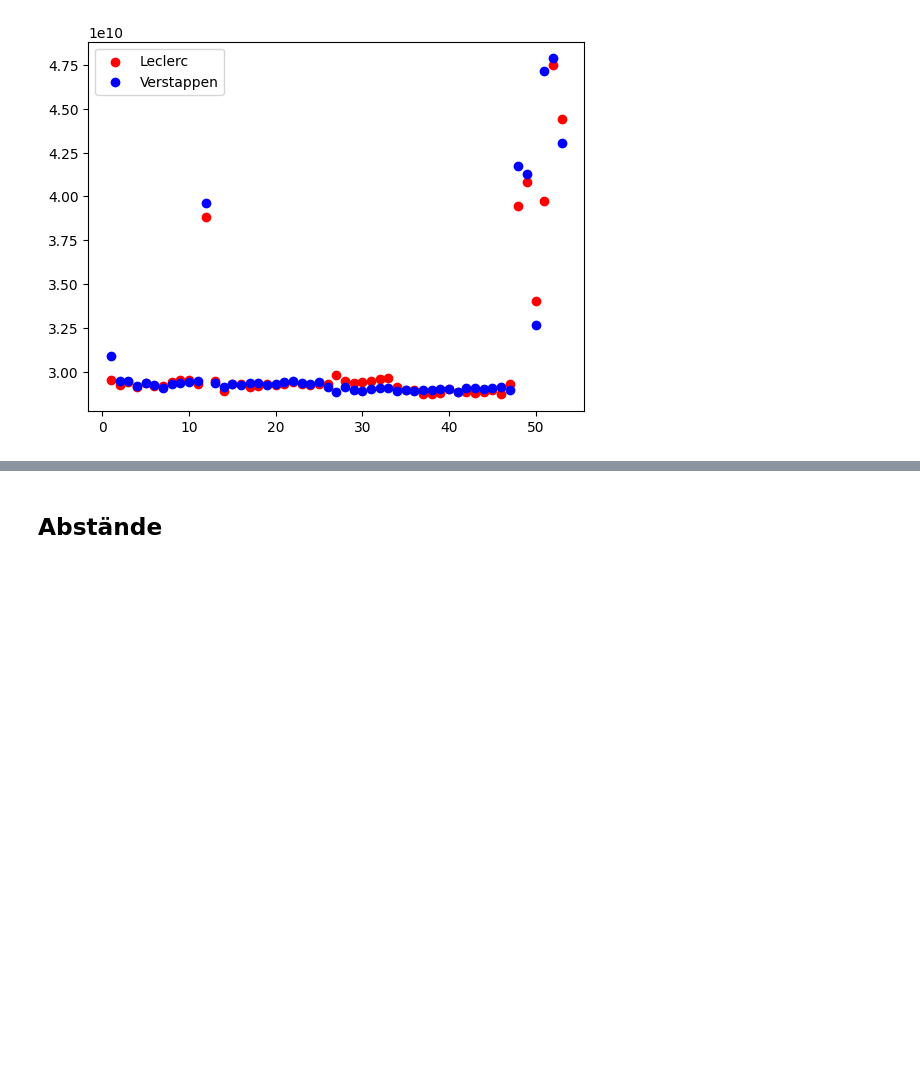
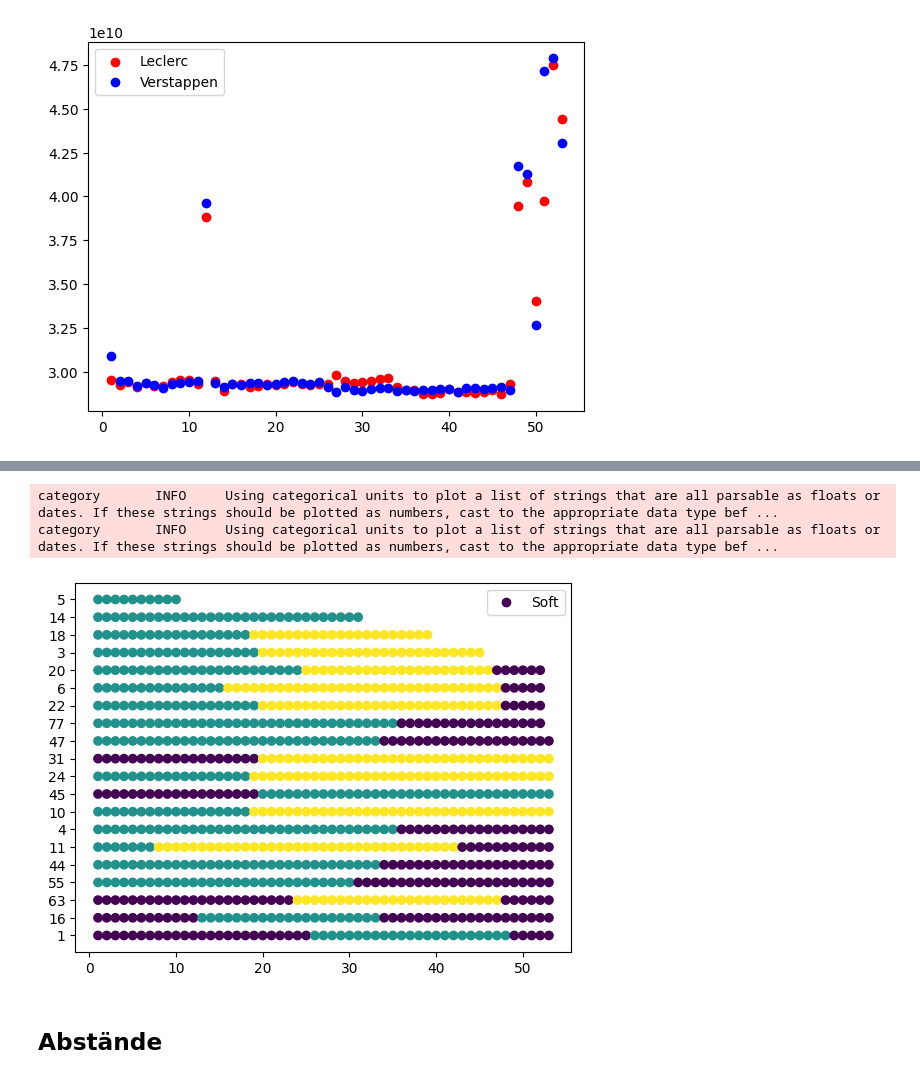
Before and after one commit to PiusCarbon/F1_Dashboard, a Jupyter notebook: test_notebook.ipynb, the cells around one changed output, grey strips where cells are left out. Cells and saved outputs as stored; diff of their text form; code cells hidden in the pictures; blank space fills up the shorter version.

```diff
--- a/test_notebook.ipynb
+++ b/test_notebook.ipynb
@@ -54,3 +176,23 @@ plt.show()
+# %%
+x = []
+y = []
+z = []
+tyres = list(df["Compound"].unique())
+
+for driver, index in zip(df["DriverNumber"].unique(), range(0, len(df["DriverNumber"].unique()))):
+    df_driver = df[df["DriverNumber"]==driver]
+    for _,row in df_driver.iterrows():
+        x.append(driver)
+        y.append(row["LapNumber"])
+        z.append(tyres.index(row["Compound"]))
+
+plt.scatter(y,x, c=z)
+plt.legend(["Soft", "Medium", "Hard"])
+plt.show()
+# %% [output]
+category       INFO     Using categorical units to plot a list of strings that are all parsable as floats or dates. If these strings should be plotted as numbers, cast to the appropriate data type bef ...
+category       INFO     Using categorical units to plot a list of strings that are all parsable as floats or dates. If these strings should be plotted as numbers, cast to the appropriate data type bef ...
+[figure, added]
 # %% [markdown]
 ## Abstände
 # %%
```
Also changed, not shown: parts of 8 cells of this notebook, 11 other files.
